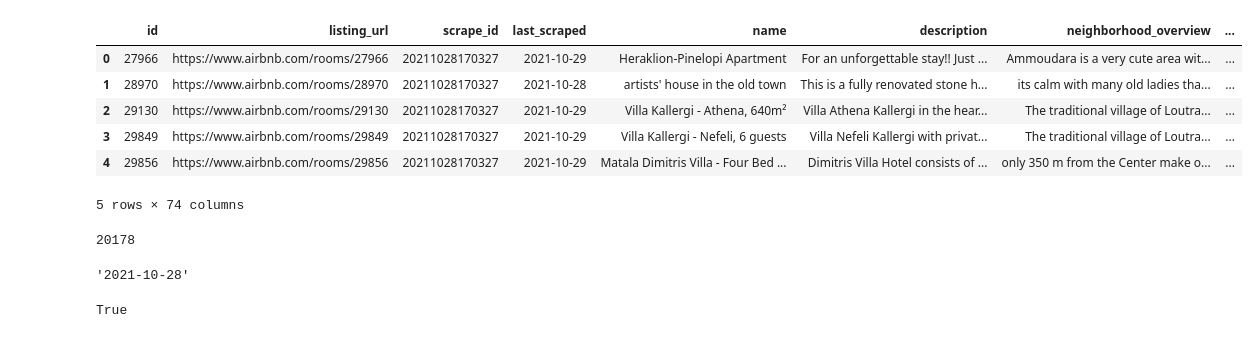
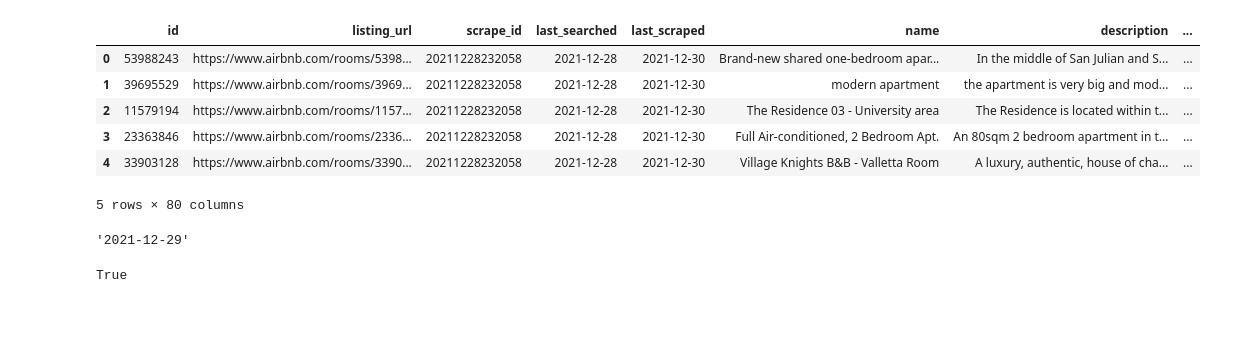
Before and after one commit to dianaionascu15/airbnb-nlp, a Jupyter notebook: airbnb_nlp.ipynb, the cells around one changed output. Cells and saved outputs as stored; diff of their text form; code cells hidden in the pictures.

```diff
--- a/airbnb_nlp.ipynb
+++ b/airbnb_nlp.ipynb
@@ -6,3 +13,4 @@ import csv
 # %%
-listingDf = pd.read_csv('./Data/listings.csv')
-reviewsDf = pd.read_csv('./Data/reviews.csv')
+listings = pd.read_csv('./Data/listings.csv')
+reviews = pd.read_csv('./Data/reviews.csv')
+listings_summary = pd.read_csv('./Data/listings_summary.csv')
@@ -9,13 +19,13 @@ reviewsDf = pd.read_csv('./Data/reviews.csv')
 # %%
-listingDf.head()
+listings.head()
 # %% [output]
-|  | id | listing_url | scrape_id | last_scraped | name | description | neighborhood_overview | ... |
-| 0 | 27966 | https://www.airbnb.com/rooms/27966 | 20211028170327 | 2021-10-29 | Heraklion-Pinelopi Apartment | For an unforgettable stay!! Just ... | Ammoudara is a very cute area wit... | ... |
-| 1 | 28970 | https://www.airbnb.com/rooms/28970 | 20211028170327 | 2021-10-28 | artists' house in the old town | This is a fully renovated stone h... | its calm with many old ladies tha... | ... |
-| 2 | 29130 | https://www.airbnb.com/rooms/29130 | 20211028170327 | 2021-10-29 | Villa Kallergi - Athena, 640m² | Villa Athena Kallergi in the hear... | The traditional village of Loutra... | ... |
-| 3 | 29849 | https://www.airbnb.com/rooms/29849 | 20211028170327 | 2021-10-29 | Villa Kallergi - Nefeli, 6 guests | Villa Nefeli Kallergi with privat... | The traditional village of Loutra... | ... |
-| 4 | 29856 | https://www.airbnb.com/rooms/29856 | 20211028170327 | 2021-10-29 | Matala Dimitris Villa - Four Bed ... | Dimitris Villa Hotel consists of ... | only 350 m from the Center make o... | ... |
+|  | id | listing_url | scrape_id | last_searched | last_scraped | name | description | ... |
+| 0 | 53988243 | https://www.airbnb.com/rooms/5398... | 20211228232058 | 2021-12-28 | 2021-12-30 | Brand-new shared one-bedroom apar... | In the middle of San Julian and S... | ... |
+| 1 | 39695529 | https://www.airbnb.com/rooms/3969... | 20211228232058 | 2021-12-28 | 2021-12-30 | modern apartment | the apartment is very big and mod... | ... |
+| 2 | 11579194 | https://www.airbnb.com/rooms/1157... | 20211228232058 | 2021-12-28 | 2021-12-30 | The Residence 03 - University area | The Residence is located within t... | ... |
+| 3 | 23363846 | https://www.airbnb.com/rooms/2336... | 20211228232058 | 2021-12-28 | 2021-12-30 | Full Air-conditioned, 2 Bedroom Apt. | An 80sqm 2 bedroom apartment in t... | ... |
+| 4 | 33903128 | https://www.airbnb.com/rooms/3390... | 20211228232058 | 2021-12-28 | 2021-12-30 | Village Knights B&B - Valletta Room | A luxury, authentic, house of cha... | ... |
-5 rows × 74 columns
+5 rows × 80 columns
 # %%
 ## Ce ar fi interesant de aflat - AirBnb Malta
 # 1. Date despre apartamente:
@@ -25,16 +35,10 @@ listingDf.head()
 ## 1.4 Location?
 ## 1.5 Scores
 ## 1.6 Reviews - positive/neutru/negative feedback.
-# %%
-## Number of observations
-len(listingDf)
-## 20178 listings!
-# %% [output]
-20178
 # %%
-listingDf['last_scraped'].max() ## 2021-10-31
-listingDf['last_scraped'].min() ## 2021-10-28
+listings['last_scraped'].max() ## 2021-12-30
+listings['last_scraped'].min() ## 2021-12-29
 # %% [output]
-'2021-10-28'
+'2021-12-29'
 # %%
 ## Check of duplicates
```
Also changed, not shown: parts of 46 cells of this notebook.
